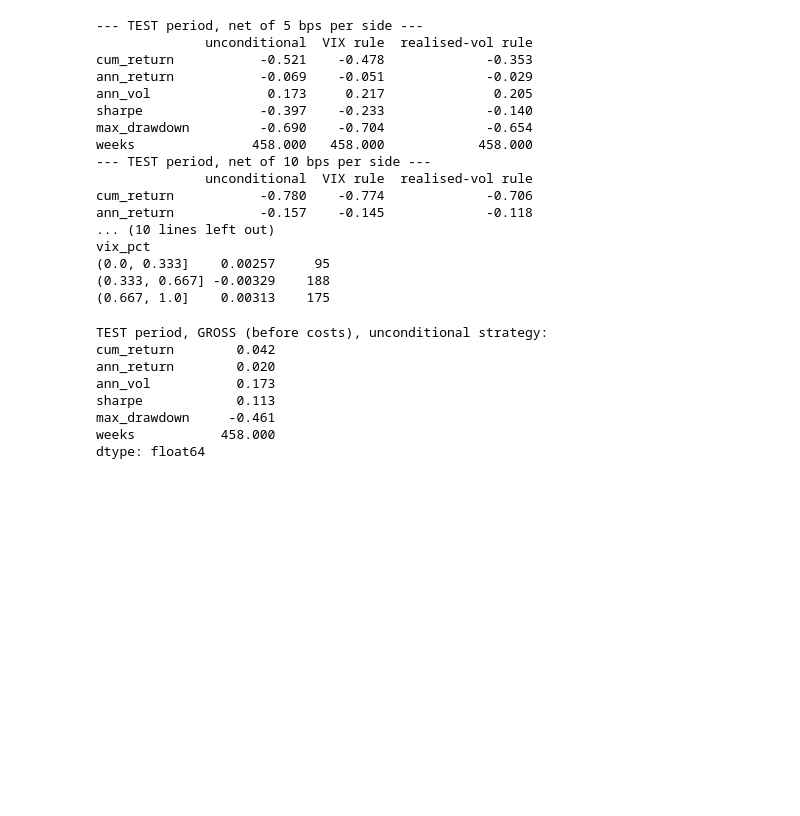
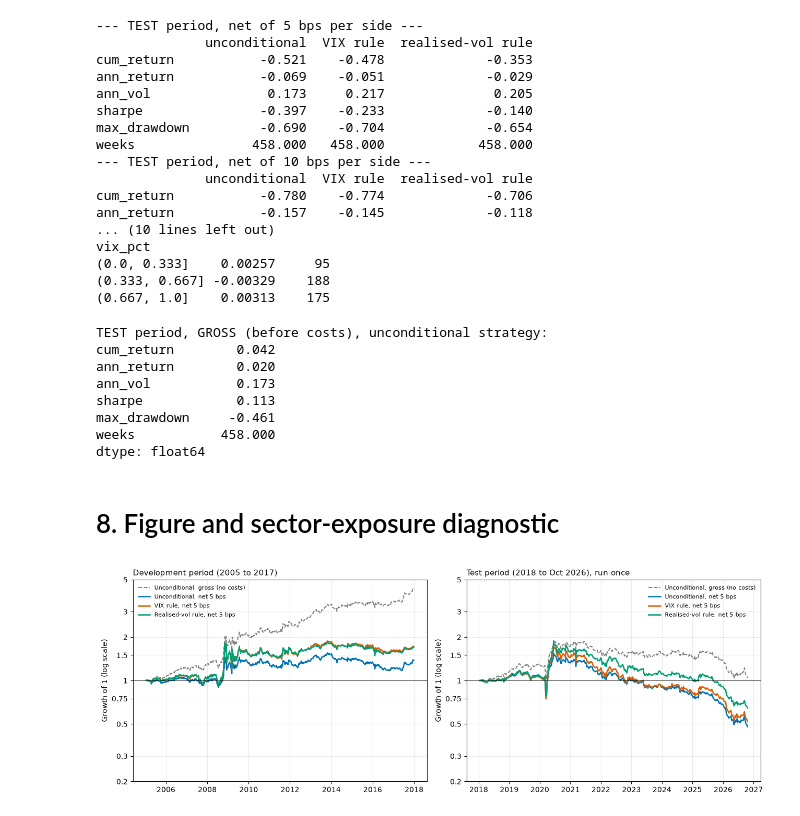
Before and after one commit to buseaydemir/vix-conditioned-reversal, a Jupyter notebook: notebook.ipynb, the cells around one changed output. Cells and saved outputs as stored; diff of their text form; code cells hidden in the pictures; blank space fills up the shorter version.

Commit message:
Add equity-curve figure and sector-exposure diagnostic; rewrite hypothesis in own reasoning

```diff
--- a/notebook.ipynb
+++ b/notebook.ipynb
@@ -321,3 +321,35 @@ sharpe            0.113
 max_drawdown     -0.461
 weeks           458.000
 dtype: float64
+# %% [markdown]
+# 8. Figure and sector-exposure diagnostic
+# %%
+import os
+import matplotlib.pyplot as plt
+from matplotlib.ticker import FuncFormatter
+
+def wealth(r):
+    return (1 + r.dropna()).cumprod()
+
+fig, axes = plt.subplots(1, 2, figsize=(13, 4.6))
+panels = [("Development period (2005 to 2017)", tables[5]),
+          ("Test period (2018 to Oct 2026), run once", test_tables[5])]
+for ax, (title, (u_, v_, r_)) in zip(axes, panels):
+    ax.plot(wealth(u_["gross"]), color="#7F7F7F", lw=1.4, ls="--", label="Unconditional, gross (no costs)")
+    ax.plot(wealth(u_["net"]),   color="#0072B2", lw=1.8, label="Unconditional, net 5 bps")
+    ax.plot(wealth(v_["net"]),   color="#D55E00", lw=1.8, label="VIX rule, net 5 bps")
+    ax.plot(wealth(r_["net"]),   color="#009E73", lw=1.8, label="Realised-vol rule, net 5 bps")
+    ax.axhline(1.0, color="black", lw=0.6)
+    ax.set_yscale("log")
+    ax.set_yticks([0.2, 0.3, 0.5, 0.75, 1, 1.5, 2, 3, 5]); ax.set_yticks([], minor=True)
+    ax.yaxis.set_major_formatter(FuncFormatter(lambda v, _: f"{v:g}"))
+    ax.set_title(title, fontsize=11, loc="left")
+    ax.set_ylabel("Growth of 1 (log scale)")
+    ax.grid(alpha=0.25)
+    ax.legend(fontsize=8, loc="best", frameon=False)
+fig.tight_layout()
+os.makedirs("results", exist_ok=True)
+fig.savefig("results/equity_curves.png", dpi=150)
+plt.show()
+# %% [output]
+[figure, added]
```
Also changed, not shown: parts of 1 cell of this notebook, 2 other files.
